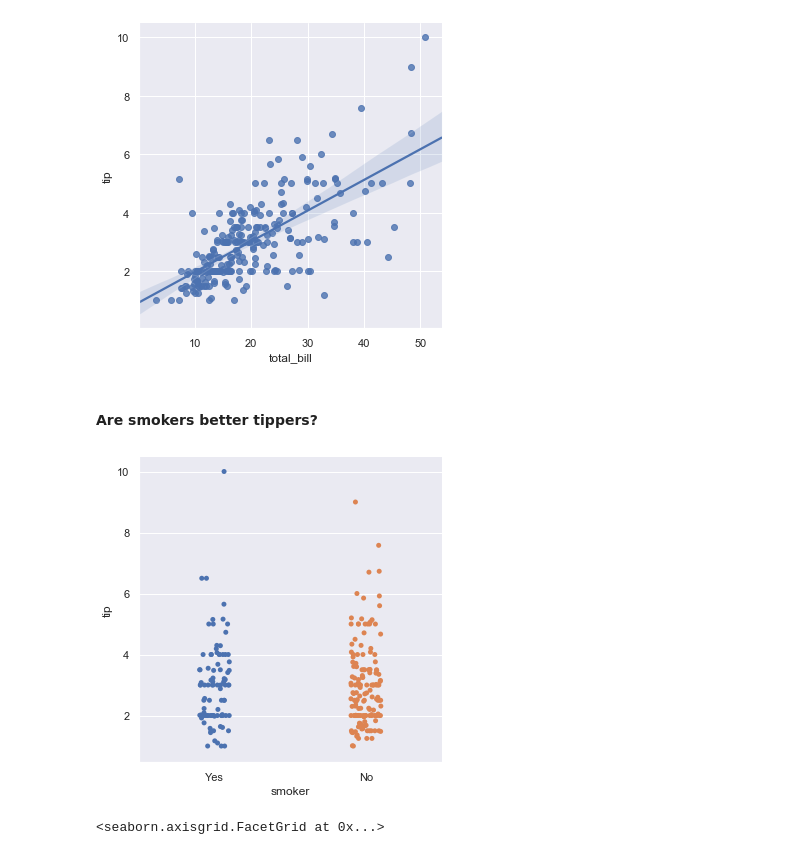
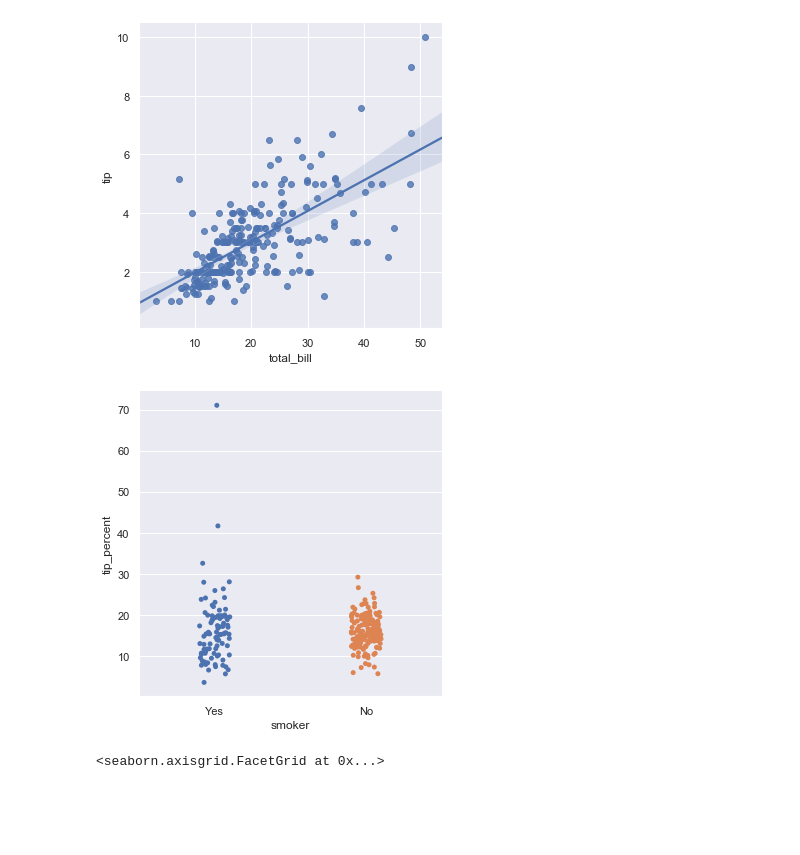
Before and after one commit to jennifer-ryan/fundamentals-project, a Jupyter notebook: tips_database_analysis.ipynb, the cells around one changed output. Saved outputs shown, nothing was run; the diff lists cells and outputs as text; code cells hidden in the pictures; blank space fills up the shorter version.

```diff
--- a/tips_database_analysis.ipynb
+++ b/tips_database_analysis.ipynb
@@ -341,13 +363,10 @@ plt.show()
 [figure]
 # %%
 # Help from Python for data analysis p. 302
-
-# adding tip percent column to dataset
-tips_df['tip_percent'] = tip_percent
 
 # define a function to find the top tipper
 def top_tipper(df, n=5, column='tip_percent'):
     return df.sort_values(by=column)[-n:]
 
-top_tipper(tips_df, n=6)
+top_tipper(tips_df, n=25)
 # %% [output]
@@ -508,13 +537,11 @@ sns.lmplot(x="total_bill", y="tip", data = tips_df)
 # %% [output]
 <seaborn.axisgrid.FacetGrid at 0x...>
 [figure]
-# %% [markdown]
-#### Are smokers better tippers?
 # %%
 # https://towardsdatascience.com/analyze-the-data-through-data-visualization-using-seaborn-255e1cd3948e
-sns.catplot(x="smoker", y="tip", data=tips_df);
+sns.catplot(x="smoker", y="tip_percent", data=tips_df);
 # %% [output]
-[figure, old version]
+[figure, new version]
 # %%
 # https://towardsdatascience.com/analyze-the-data-through-data-visualization-using-seaborn-255e1cd3948e
 sns.catplot(x="smoker", y="tip_percent", hue="sex", kind="box", data=tips_df)
```
Also changed, not shown: parts of 20 cells of this notebook.
